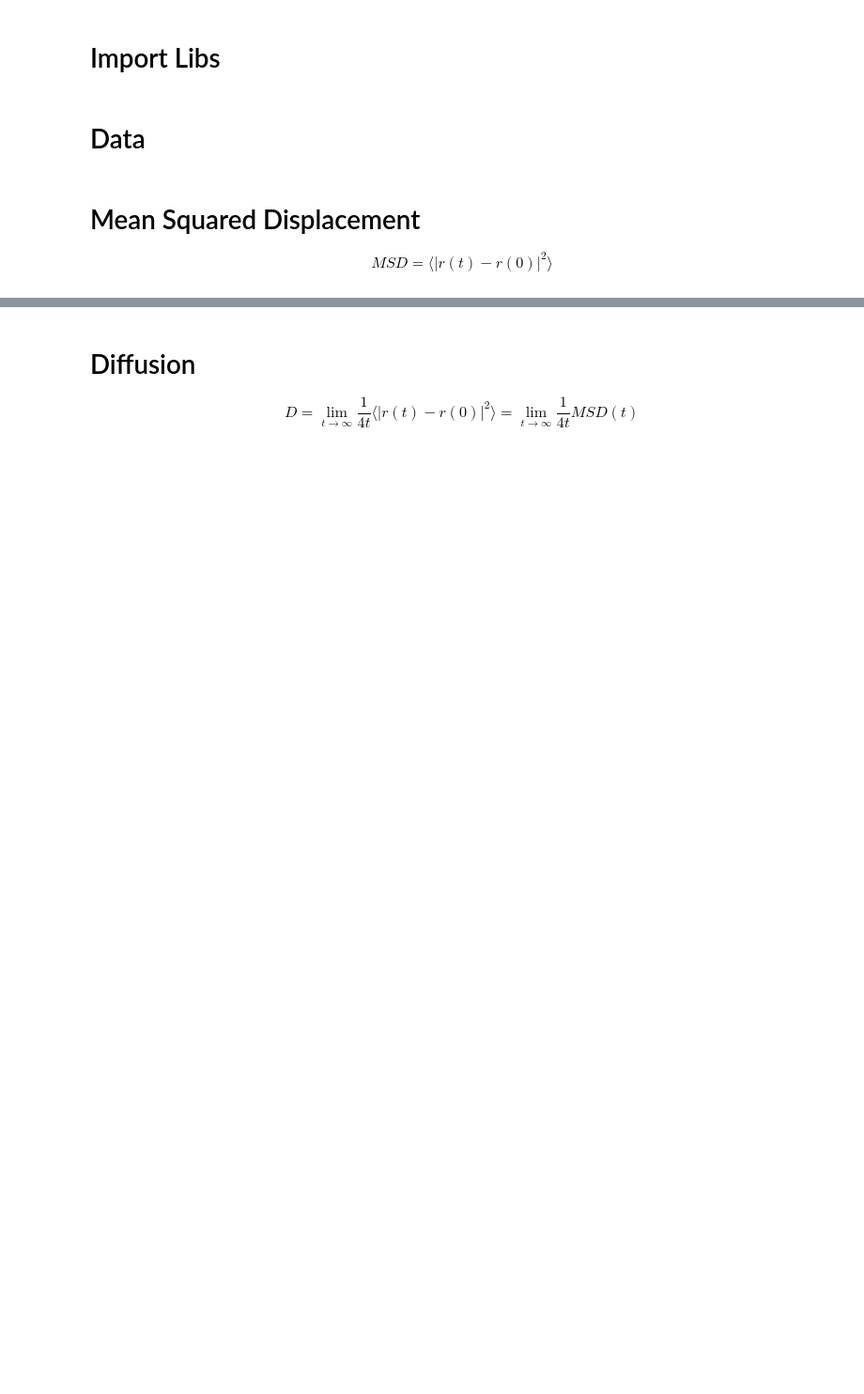
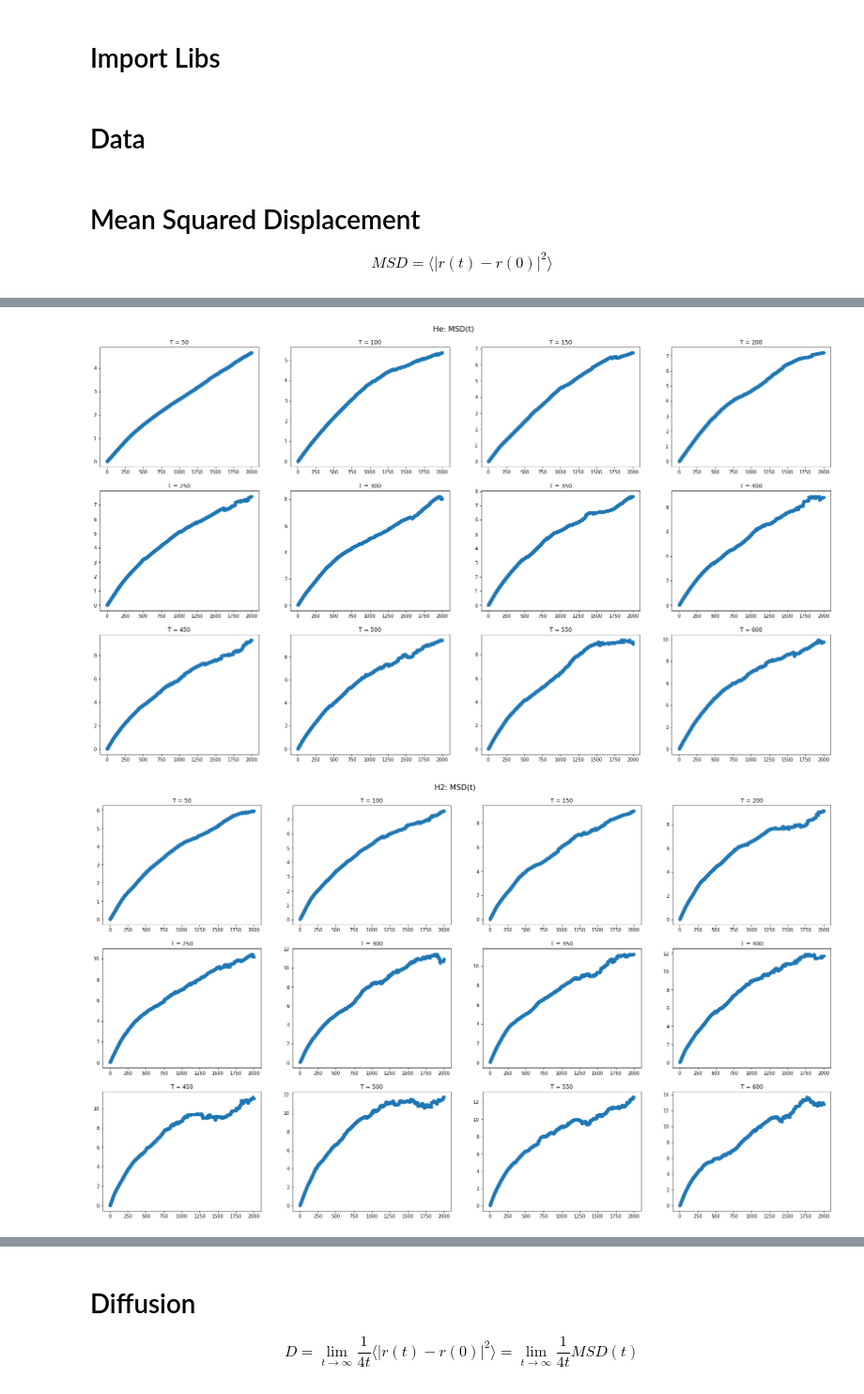
Before and after one commit to MainDalen/MD, a Jupyter notebook: MD.ipynb, the cells around one changed output, grey strips where cells are left out. Shown at 94% size. Drawn from its saved outputs; the diff is of its cells as text; code cells hidden in the pictures; blank space fills up the shorter version.

```diff
--- a/MD.ipynb
+++ b/MD.ipynb
@@ -64,0 +47,16 @@ for el in ELEMENTS:
+# %%
+for el in ELEMENTS:
+    fig, axs = plt.subplots(3, 4, figsize = (28, 16))
+    fig.suptitle(f"{el}: MSD(t)", fontsize=16, y = 0.92)
+    fig.set_facecolor('white')
+    for i in range(len(TEMPS)):
+        row = i // 4
+        col = i % 4
+        ax = axs[row, col]
+        temp = TEMPS[i]
+        ax.scatter(MSD[el][temp].index, MSD[el][temp]['MSD'])
+        ax.set_title(f"T = {temp}")
+    fig.savefig(f'output/png/MSD_{el}.png', facecolor=fig.get_facecolor(), edgecolor='none')
+# %% [output]
+[figure, added]
+[figure, added]
```
Also changed, not shown: parts of 3 cells of this notebook, 2 other files.
